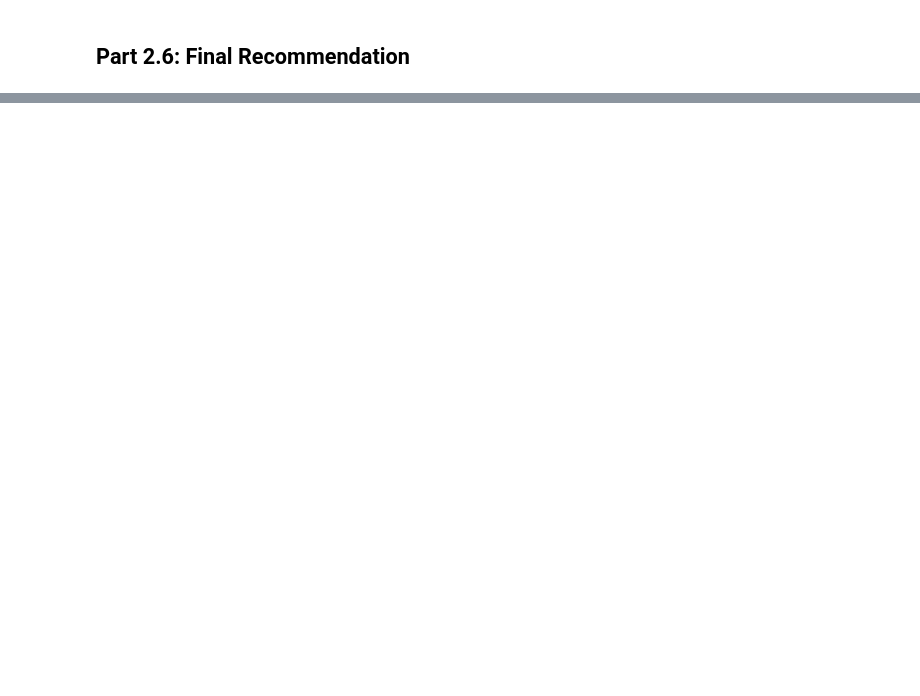
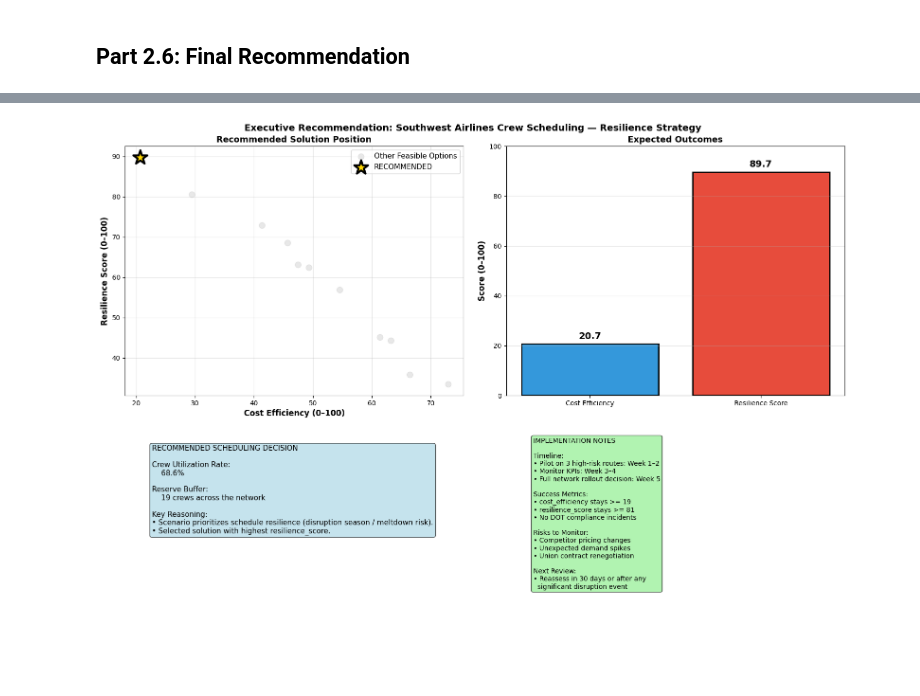
Before and after one commit to marleeheiken/airline_scheduling_optimization, a Jupyter notebook: optimization_engine.ipynb, the cells around one changed output, grey strips where cells are left out. Saved outputs shown, nothing was run; the diff lists cells and outputs as text; code cells hidden in the pictures; blank space fills up the shorter version.

```diff
--- a/optimization_engine.ipynb
+++ b/optimization_engine.ipynb
@@ -804,0 +1374,4 @@ if len(feasible_df) > 0:
+# %%
+final_recommendation = agent.recommend(current_business_scenario)
+final_executive_brief = generate_executive_summary(agent, final_recommendation, feasible_df)
+print(final_executive_brief)
@@ -804,0 +1396,77 @@ if len(feasible_df) > 0:
+# %%
+# Executive one-page visual summary
+fig, ((ax1, ax2), (ax3, ax4)) = plt.subplots(2, 2, figsize=(16, 12))
+
+solution = final_recommendation['solution']
+
+# Top Left: Position in feasible space
+ax1.scatter(feasible_df[OBJECTIVE_1], feasible_df[OBJECTIVE_2],
+            s=80, c='lightgray', alpha=0.5, label='Other Feasible Options')
+ax1.scatter(solution[OBJECTIVE_1], solution[OBJECTIVE_2],
+            s=500, c='gold', marker='*', edgecolors='black', linewidth=3,
+            label='RECOMMENDED', zorder=5)
+ax1.set_xlabel('Cost Efficiency (0–100)', fontsize=12, fontweight='bold')
+ax1.set_ylabel('Resilience Score (0–100)', fontsize=12, fontweight='bold')
+ax1.set_title('Recommended Solution Position', fontsize=13, fontweight='bold')
+ax1.legend(fontsize=11)
+ax1.grid(True, alpha=0.3)
+
+# Top Right: Bar chart of outcomes
+ax2.bar(['Cost Efficiency', 'Resilience Score'],
+        [solution[OBJECTIVE_1], solution[OBJECTIVE_2]],
+        color=['#3498db', '#e74c3c'], edgecolor='black', linewidth=2)
+ax2.set_ylabel('Score (0–100)', fontsize=12, fontweight='bold')
+ax2.set_title('Expected Outcomes', fontsize=13, fontweight='bold')
+ax2.set_ylim(0, 100)
+ax2.grid(True, alpha=0.3, axis='y')
+for i, val in enumerate([solution[OBJECTIVE_1], solution[OBJECTIVE_2]]):
+    ax2.text(i, val + 2, f'{val:.1f}', ha='center', fontsize=14, fontweight='bold')
+
+# Bottom Left: Decision details
+ax3.axis('off')
+decision_text = (
+    f"RECOMMENDED SCHEDULING DECISION\n\n"
+    f"Crew Utilization Rate:\n"
+    f"    {solution['utilization_rate']:.1f}%\n\n"
+    f"Reserve Buffer:\n"
+    f"    {int(solution['reserve_buffer'])} crews across the network\n\n"
+    f"Key Reasoning:"
+)
+for reason in final_recommendation['reasoning']:
+    decision_text += f"\n• {reason}"
+ax3.text(0.08, 0.92, decision_text, transform=ax3.transAxes,
+         fontsize=11, verticalalignment='top',
+         bbox=dict(boxstyle='round', facecolor='lightblue', alpha=0.7))
+
+# Bottom Right: Implementation notes
+ax4.axis('off')
+impl_text = (
+    f"IMPLEMENTATION NOTES\n\n"
+    f"Timeline:\n"
+    f"• Pilot on 3 high-risk routes: Week 1–2\n"
+    f"• Monitor KPIs: Week 3–4\n"
+    f"• Full network rollout decision: Week 5\n\n"
+    f"Success Metrics:\n"
+    f"• cost_efficiency stays >= {solution[OBJECTIVE_1]*0.9:.0f}\n"
+    f"• resilience_score stays >= {solution[OBJECTIVE_2]*0.9:.0f}\n"
+    f"• No DOT compliance incidents\n\n"
+    f"Risks to Monitor:\n"
+    f"• Competitor pricing changes\n"
+    f"• Unexpected demand spikes\n"
+    f"• Union contract renegotiation\n\n"
+    f"Next Review:\n"
+    f"• Reassess in 30 days or after any\n"
+    f"  significant disruption event"
+)
+ax4.text(0.08, 0.95, impl_text, transform=ax4.transAxes,
+         fontsize=10, verticalalignment='top',
+         bbox=dict(boxstyle='round', facecolor='lightgreen', alpha=0.7))
+
+plt.suptitle('Executive Recommendation: Southwest Airlines Crew Scheduling — Resilience Strategy',
+             fontsize=14, fontweight='bold')
+plt.tight_layout()
+plt.savefig('images/final_recommendation_summary.png', dpi=300, bbox_inches='tight')
+plt.show()
+print("\n✓ Saved as 'images/final_recommendation_summary.png'")
+# %% [output]
+[figure, added]
```
Also changed, not shown: parts of 15 cells of this notebook, 9 other files.
